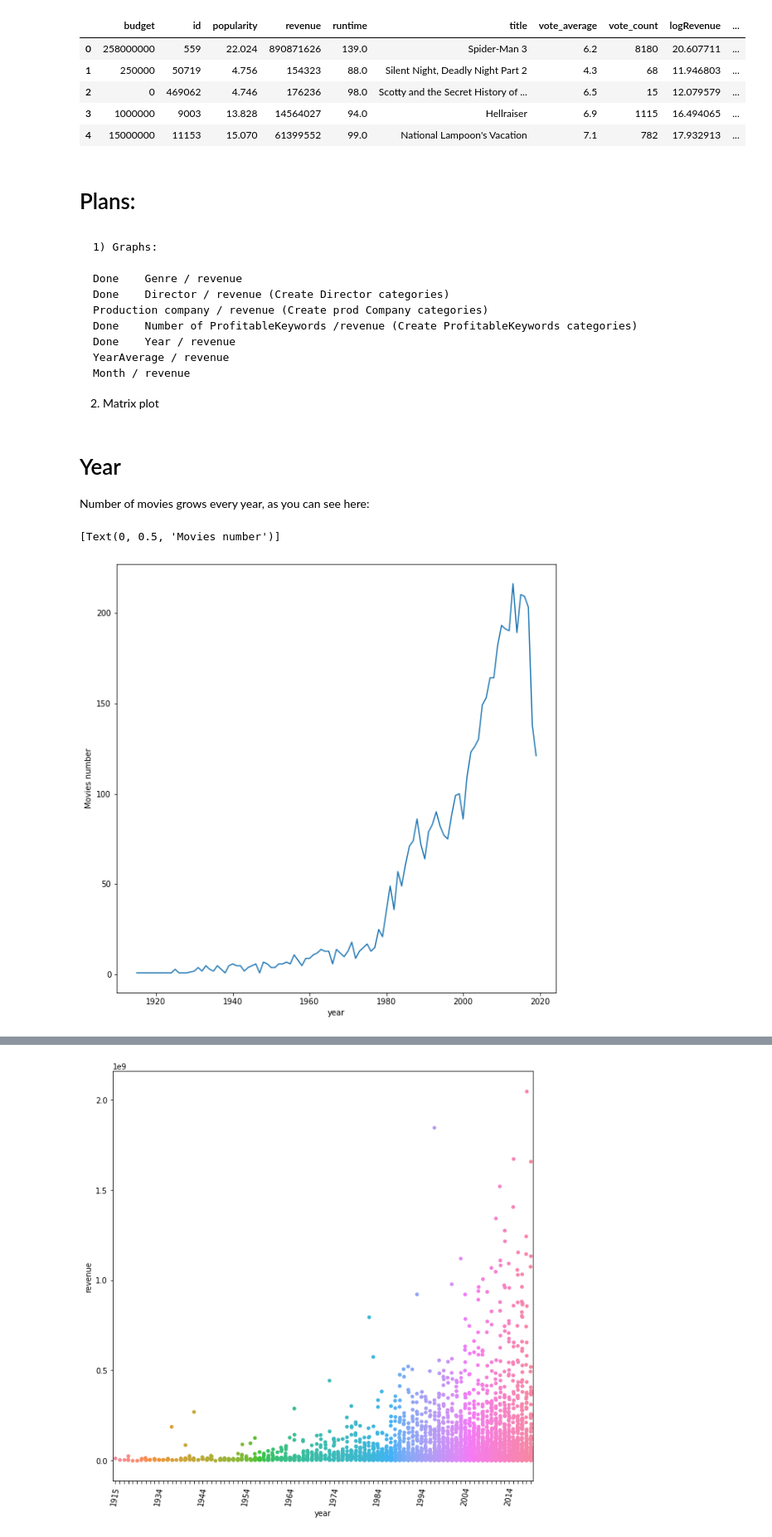
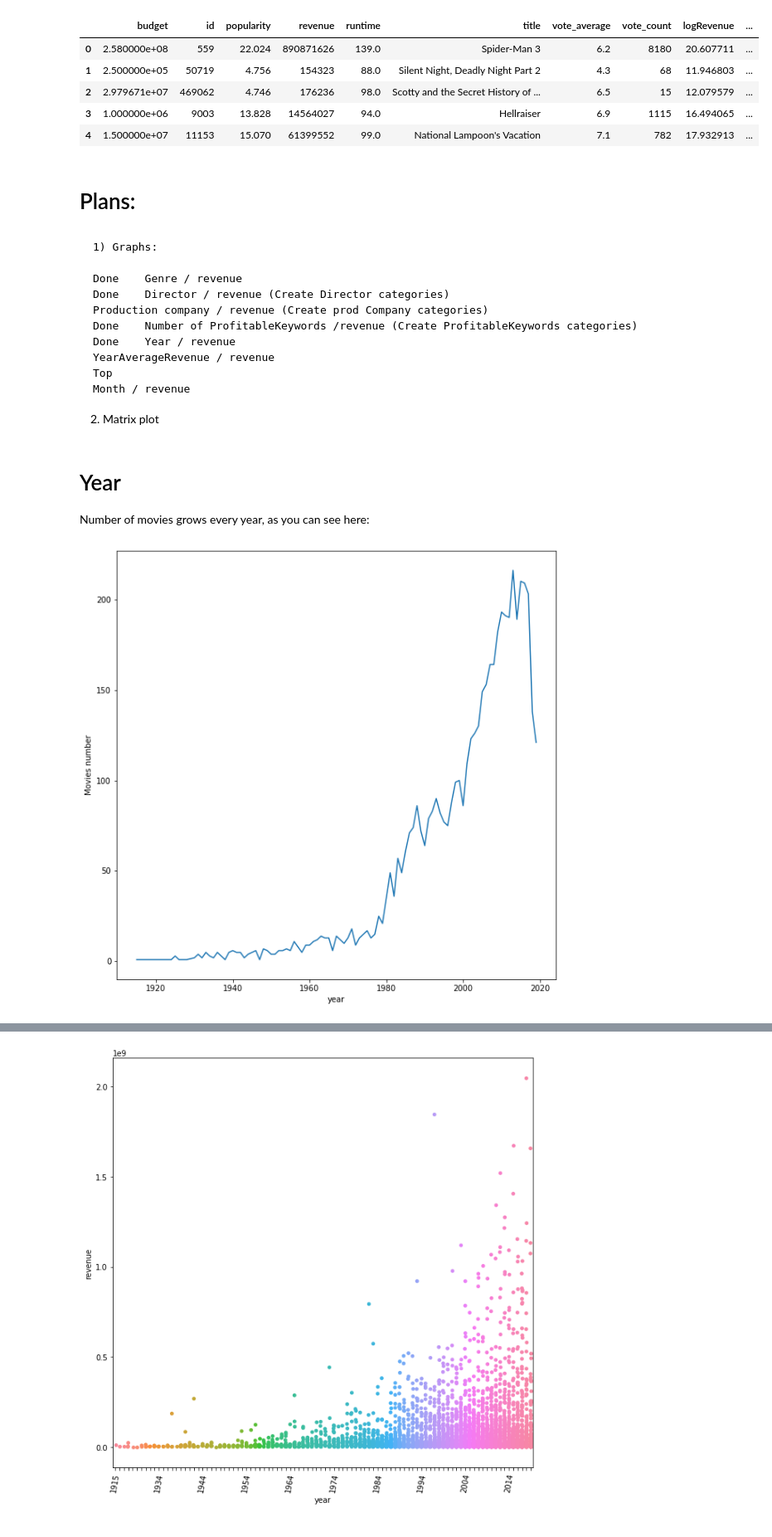
Before and after one commit to Stayermax/BORP, a Jupyter notebook: EDA.ipynb, the cells around one changed output, grey strips where cells are left out. Shown at 83% size. Cells and saved outputs as stored; diff of their text form; code cells hidden in the pictures.

```diff
--- a/EDA.ipynb
+++ b/EDA.ipynb
@@ -18,15 +18,15 @@ df.head(3)
 | 1 | /lYeE7k0OR3HXyoq7FeswyaxFJvL.jpg | {'id': 256296, 'name': 'Silent Ni... | 250000 | [{'id': 35, 'name': 'Comedy'}, {'... | NaN | 50719 | tt0093974 | en | ... |
 | 2 | /gVXLIfMR2hLmkn0nACctlMCJBfx.jpg | NaN | 0 | [{'id': 99, 'name': 'Documentary'}] | https://www.scottymovie.com/ | 469062 | tt2773246 | en | ... |
 # %%
-dp = DataProcessingClass(df)
+dp = DataPreprocessingClass(df)
 dp.data.head()
 # %% [output]
 |  | budget | id | popularity | revenue | runtime | title | vote_average | vote_count | logRevenue | ... |
-| 0 | 258000000 | 559 | 22.024 | 890871626 | 139.0 | Spider-Man 3 | 6.2 | 8180 | 20.607711 | ... |
-| 1 | 250000 | 50719 | 4.756 | 154323 | 88.0 | Silent Night, Deadly Night Part 2 | 4.3 | 68 | 11.946803 | ... |
-| 2 | 0 | 469062 | 4.746 | 176236 | 98.0 | Scotty and the Secret History of ... | 6.5 | 15 | 12.079579 | ... |
-| 3 | 1000000 | 9003 | 13.828 | 14564027 | 94.0 | Hellraiser | 6.9 | 1115 | 16.494065 | ... |
-| 4 | 15000000 | 11153 | 15.070 | 61399552 | 99.0 | National Lampoon's Vacation | 7.1 | 782 | 17.932913 | ... |
+| 0 | 2.580000e+08 | 559 | 22.024 | 890871626 | 139.0 | Spider-Man 3 | 6.2 | 8180 | 20.607711 | ... |
+| 1 | 2.500000e+05 | 50719 | 4.756 | 154323 | 88.0 | Silent Night, Deadly Night Part 2 | 4.3 | 68 | 11.946803 | ... |
+| 2 | 2.979671e+07 | 469062 | 4.746 | 176236 | 98.0 | Scotty and the Secret History of ... | 6.5 | 15 | 12.079579 | ... |
+| 3 | 1.000000e+06 | 9003 | 13.828 | 14564027 | 94.0 | Hellraiser | 6.9 | 1115 | 16.494065 | ... |
+| 4 | 1.500000e+07 | 11153 | 15.070 | 61399552 | 99.0 | National Lampoon's Vacation | 7.1 | 782 | 17.932913 | ... |
 # %%
 data = dp.data
 # %% [markdown]
@@ -39,7 +39,8 @@ data = dp.data
     Production company / revenue (Create prod Company categories)
     Done    Number of ProfitableKeywords /revenue (Create ProfitableKeywords categories)
     Done    Year / revenue
-    YearAverage / revenue
+    YearAverageRevenue / revenue
+    Top
     Month / revenue
 2) Matrix plot
 # %% [markdown]
@@ -50,7 +51,7 @@ grpd = data.groupby(['year']).size().to_frame('size').reset_index()
 plt.figure(figsize=(10,10))
 PLT01 = sns.lineplot(x="year", y="size", data=grpd)
 PLT01.set(ylabel='Movies number')
+pass
 # %% [output]
-[Text(0, 0.5, 'Movies number')]
 [figure]
 # %% [markdown]
```
Also changed, not shown: parts of 11 cells of this notebook, 8 other files.
